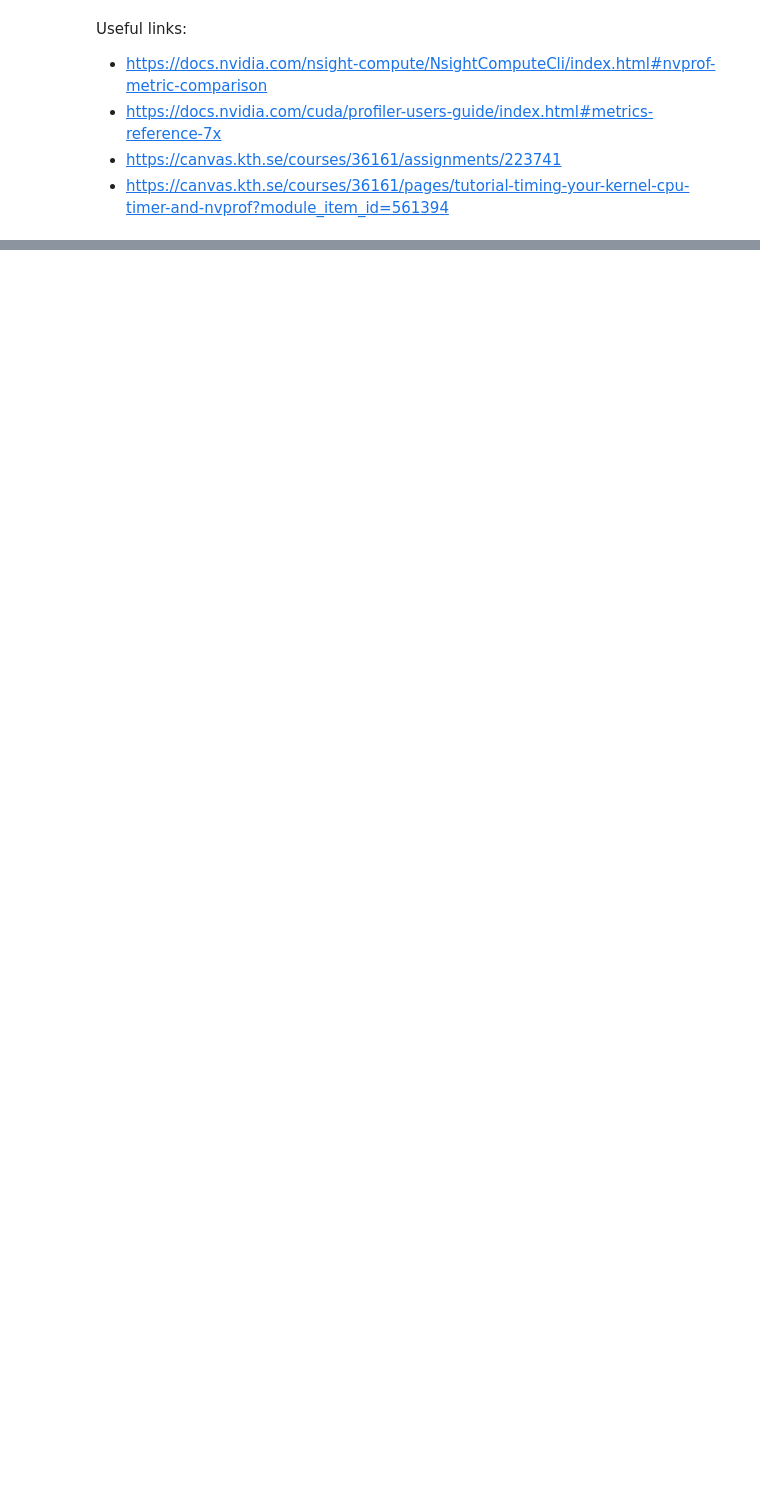
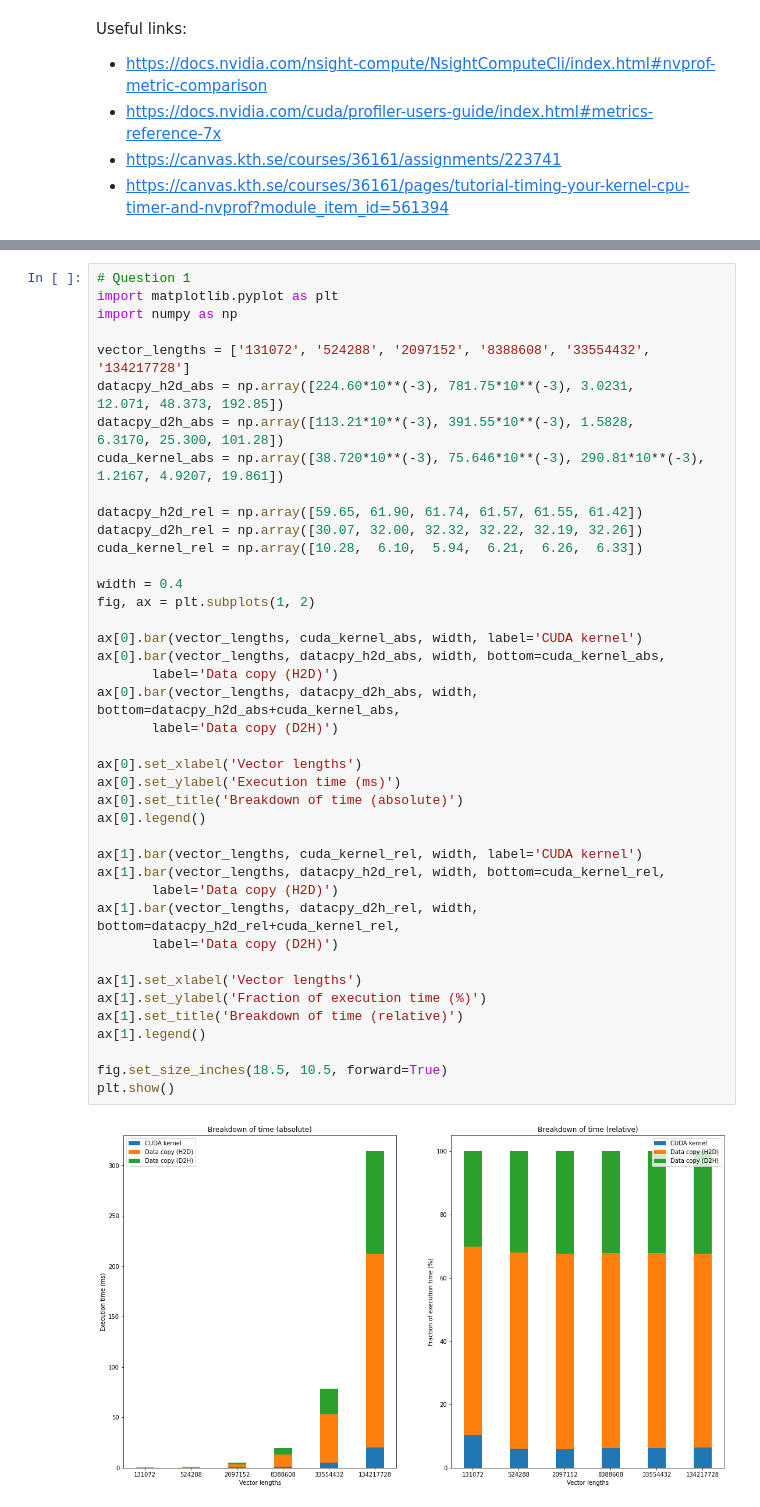
Before and after one commit to TheKastenkarl/DD2360HT22, a Jupyter notebook: hw_4/ex_2/hw4_ex2_cuda_streams.ipynb, the cells around one changed output, grey strips where cells are left out. Saved outputs shown, nothing was run; the diff lists cells and outputs as text; blank space fills up the shorter version.

Commit message:
Fix small error in plot of hw_4/ex_2 and add instructions of all assignments.

```diff
--- a/hw_4/ex_2/hw4_ex2_cuda_streams.ipynb
+++ b/hw_4/ex_2/hw4_ex2_cuda_streams.ipynb
@@ -106,0 +85,43 @@ plt.show()
+# %%
+# Question 1
+import matplotlib.pyplot as plt
+import numpy as np
+
+vector_lengths = ['131072', '524288', '2097152', '8388608', '33554432', '134217728']
+datacpy_h2d_abs = np.array([224.60*10**(-3), 781.75*10**(-3), 3.0231,          12.071, 48.373, 192.85])
+datacpy_d2h_abs = np.array([113.21*10**(-3), 391.55*10**(-3), 1.5828,          6.3170, 25.300, 101.28])
+cuda_kernel_abs = np.array([38.720*10**(-3), 75.646*10**(-3), 290.81*10**(-3), 1.2167, 4.9207, 19.861])
+
+datacpy_h2d_rel = np.array([59.65, 61.90, 61.74, 61.57, 61.55, 61.42])
+datacpy_d2h_rel = np.array([30.07, 32.00, 32.32, 32.22, 32.19, 32.26])
+cuda_kernel_rel = np.array([10.28,  6.10,  5.94,  6.21,  6.26,  6.33])
+
+width = 0.4
+fig, ax = plt.subplots(1, 2)
+
+ax[0].bar(vector_lengths, cuda_kernel_abs, width, label='CUDA kernel')
+ax[0].bar(vector_lengths, datacpy_h2d_abs, width, bottom=cuda_kernel_abs,
+       label='Data copy (H2D)')
+ax[0].bar(vector_lengths, datacpy_d2h_abs, width, bottom=datacpy_h2d_abs+cuda_kernel_abs,
+       label='Data copy (D2H)')
+
+ax[0].set_xlabel('Vector lengths')
+ax[0].set_ylabel('Execution time (ms)')
+ax[0].set_title('Breakdown of time (absolute)')
+ax[0].legend()
+
+ax[1].bar(vector_lengths, cuda_kernel_rel, width, label='CUDA kernel')
+ax[1].bar(vector_lengths, datacpy_h2d_rel, width, bottom=cuda_kernel_rel,
+       label='Data copy (H2D)')
+ax[1].bar(vector_lengths, datacpy_d2h_rel, width, bottom=datacpy_h2d_rel+cuda_kernel_rel,
+       label='Data copy (D2H)')
+
+ax[1].set_xlabel('Vector lengths')
+ax[1].set_ylabel('Fraction of execution time (%)')
+ax[1].set_title('Breakdown of time (relative)')
+ax[1].legend()
+
+fig.set_size_inches(18.5, 10.5, forward=True)
+plt.show()
+# %% [output]
+[figure, added]
```
Also changed, not shown: parts of 10 cells of this notebook, 4 other files.
